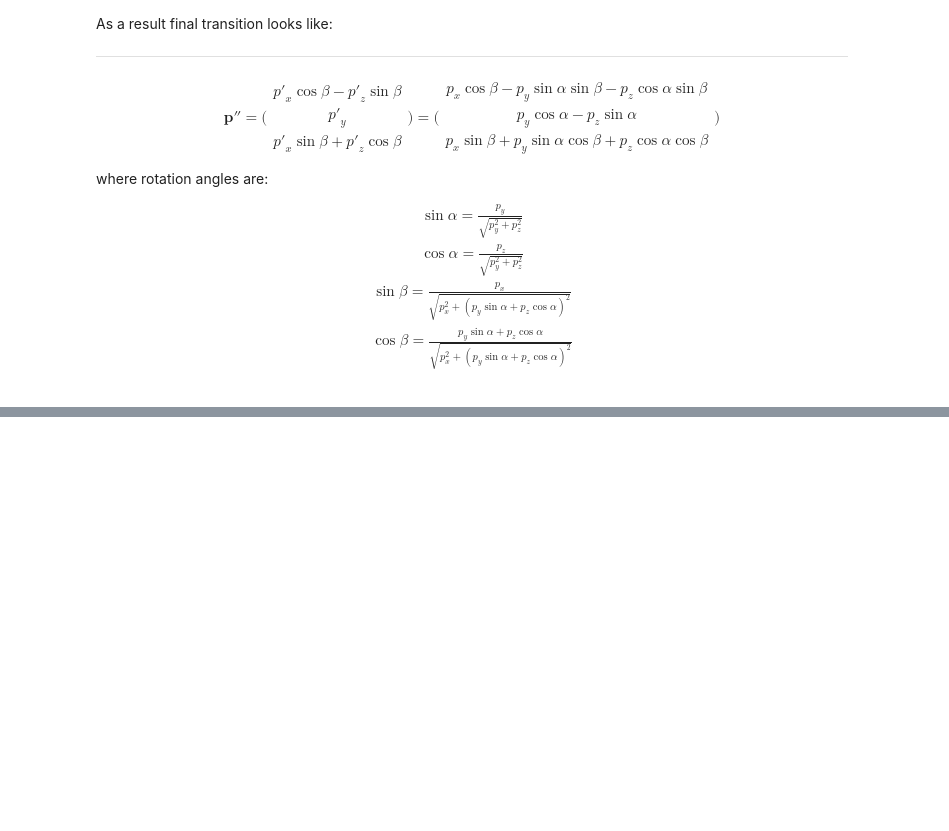
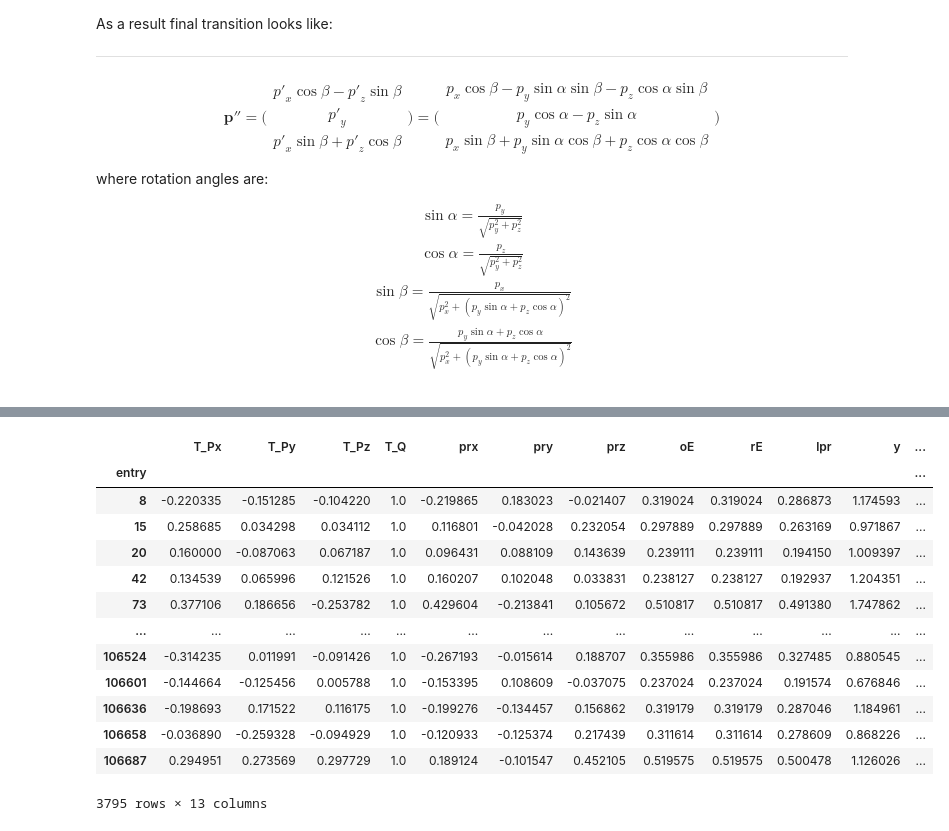
Before and after one commit to bdrum/cern-physics, a Jupyter notebook: notebooks/4TracksAnalysis.ipynb, the cells around one changed output, grey strips where cells are left out. Saved outputs shown, nothing was run; the diff lists cells and outputs as text; code cells hidden in the pictures; blank space fills up the shorter version.

```diff
--- a/notebooks/4TracksAnalysis.ipynb
+++ b/notebooks/4TracksAnalysis.ipynb
@@ -752,7 +759,7 @@ $$
 \end{matrix}
 $$
 # %%
-tracks = heavy_pairs1[['T_Px', 'T_Py','T_Pz', 'T_Q']].groupby('entry').sum()
+tracks = heavy_pairs1[['T_Px', 'T_Py','T_Pz', 'T_Q']].sort_index().groupby('entry').sum()
 
 alpha_denom = np.sqrt(tracks.T_Py**2+tracks.T_Pz**2)
 
@@ -772,9 +779,13 @@ tracks['pry'] = tracks.T_Py * tracks['ca'] - tracks.T_Pz * tracks['sa']
 tracks['prz'] = tracks.T_Px * tracks['sb'] + tracks.T_Py * tracks['sa'] * tracks['cb'] + tracks.T_Pz * tracks['ca']* tracks['cb']
 
 tracks['l'] = np.sqrt(tracks.T_Px**2+tracks.T_Py**2+tracks.T_Pz**2)
-tracks['lrz'] = np.sqrt(tracks.prx**2+tracks.pry**2+tracks.prz**2)
-
-tracks
+tracks['lr'] = np.sqrt(tracks.prx**2+tracks.pry**2+tracks.prz**2)
+tracks['E'] = np.sqrt(tracks.T_Px**2 + tracks.T_Py**2 +
+                    tracks.T_Pz**2 + (0.001*Rho0.mass)**2)
+tracks['rE'] = np.sqrt(tracks.prx**2 + tracks.pry**2 +
+                    tracks.prz**2 + (0.001*Rho0.mass)**2)
+tracks_rho = tracks
+tracks_rho
 # %% [output]
 |  | T_Px | T_Py | T_Pz | T_Q | sa | ca | sb | cb | prx | pry | prz | ... |
 | entry |  |  |  |  |  |  |  |  |  |  |  | ... |
@@ -792,0 +804,8 @@ tracks
+# %%
+tracks_pi = heavy_pairs1[['T_Px', 'T_Py','T_Pz', 'T_Q']].sort_index()
+tracks_pi['prx'] = tracks_pi.T_Px * tracks['cb'] - tracks_pi.T_Py * tracks['sa'] * tracks['sb'] - tracks_pi.T_Pz * tracks['ca'] * tracks['sb']
+
+tracks_pi['pry'] = tracks_pi.T_Py * tracks['ca'] - tracks_pi.T_Pz * tracks['sa']
+
+tracks_pi['prz'] = tracks_pi.T_Px * tracks['sb'] + tracks_pi.T_Py * tracks['sa'] * tracks['cb'] + tracks_pi.T_Pz * tracks['ca']* tracks['cb']
+tracks_pi
@@ -792,0 +851,35 @@ tracks
+# %%
+from modules.physics.kinematics import *
+
+tracks_pi_plus = tracks_pi[tracks_pi.T_Q>0].reset_index().drop('level_1',axis=1).set_index('entry')
+
+tracks_pi_plus['oE'] = np.sqrt(tracks_pi_plus.T_Px**2 + tracks_pi_plus.T_Py**2 +
+                    tracks_pi_plus.T_Pz**2 + (0.001*PiPlus.mass)**2)
+
+tracks_pi_plus['rE'] = np.sqrt(tracks_pi_plus.prx**2 + tracks_pi_plus.pry**2 +
+                    tracks_pi_plus.prz**2 + (0.001*PiPlus.mass)**2)
+
+tracks_pi_plus['lpr'] = np.sqrt(tracks_pi_plus.prx**2 + tracks_pi_plus.pry**2 +
+                    tracks_pi_plus.prz**2 )
+
+
+tracks_pi_plus['y'] = E / (0.001*Rho0.mass)
+tracks_pi_plus['G'] = tracks_rho.l / (0.001*Rho0.mass)
+
+tracks_pi_plus['brpz'] = tracks_pi_plus.y * tracks_pi_plus.prz - tracks_pi_plus.G * tracks_pi_plus.rE
+tracks_pi_plus
+# %% [output]
+|  | T_Px | T_Py | T_Pz | T_Q | prx | pry | prz | oE | rE | lpr | y | ... |
+| entry |  |  |  |  |  |  |  |  |  |  |  | ... |
+| 8 | -0.220335 | -0.151285 | -0.104220 | 1.0 | -0.219865 | 0.183023 | -0.021407 | 0.319024 | 0.319024 | 0.286873 | 1.174593 | ... |
+| 15 | 0.258685 | 0.034298 | 0.034112 | 1.0 | 0.116801 | -0.042028 | 0.232054 | 0.297889 | 0.297889 | 0.263169 | 0.971867 | ... |
+| 20 | 0.160000 | -0.087063 | 0.067187 | 1.0 | 0.096431 | 0.088109 | 0.143639 | 0.239111 | 0.239111 | 0.194150 | 1.009397 | ... |
+| 42 | 0.134539 | 0.065996 | 0.121526 | 1.0 | 0.160207 | 0.102048 | 0.033831 | 0.238127 | 0.238127 | 0.192937 | 1.204351 | ... |
+| 73 | 0.377106 | 0.186656 | -0.253782 | 1.0 | 0.429604 | -0.213841 | 0.105672 | 0.510817 | 0.510817 | 0.491380 | 1.747862 | ... |
+| ... | ... | ... | ... | ... | ... | ... | ... | ... | ... | ... | ... | ... |
+| 106524 | -0.314235 | 0.011991 | -0.091426 | 1.0 | -0.267193 | -0.015614 | 0.188707 | 0.355986 | 0.355986 | 0.327485 | 0.880545 | ... |
+| 106601 | -0.144664 | -0.125456 | 0.005788 | 1.0 | -0.153395 | 0.108609 | -0.037075 | 0.237024 | 0.237024 | 0.191574 | 0.676846 | ... |
+| 106636 | -0.198693 | 0.171522 | 0.116175 | 1.0 | -0.199276 | -0.134457 | 0.156862 | 0.319179 | 0.319179 | 0.287046 | 1.184961 | ... |
+| 106658 | -0.036890 | -0.259328 | -0.094929 | 1.0 | -0.120933 | -0.125374 | 0.217439 | 0.311614 | 0.311614 | 0.278609 | 0.868226 | ... |
+| 106687 | 0.294951 | 0.273569 | 0.297729 | 1.0 | 0.189124 | -0.101547 | 0.452105 | 0.519575 | 0.519575 | 0.500478 | 1.126026 | ... |
+3795 rows × 13 columns
```
Also changed, not shown: parts of 13 cells of this notebook.
